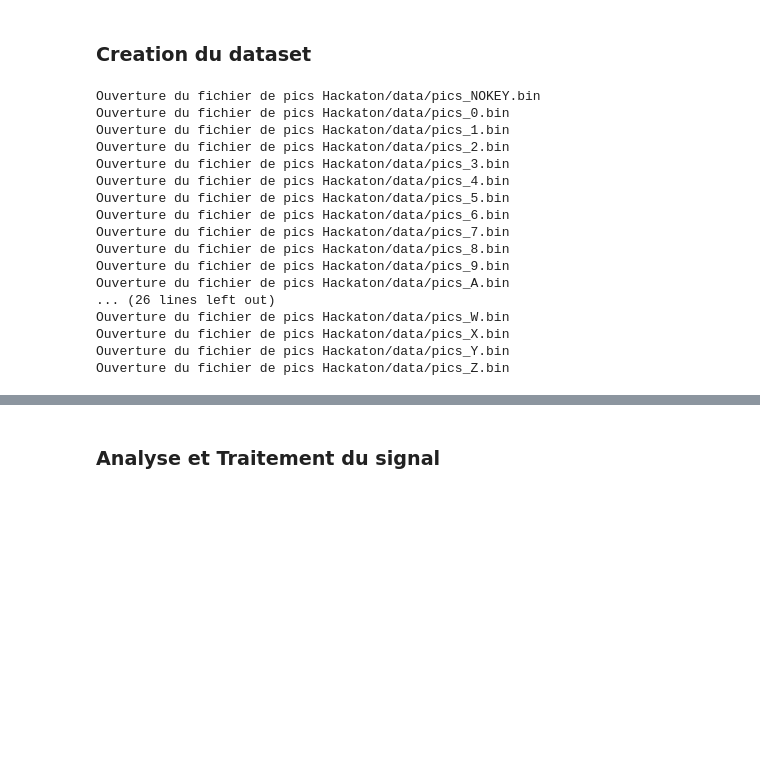
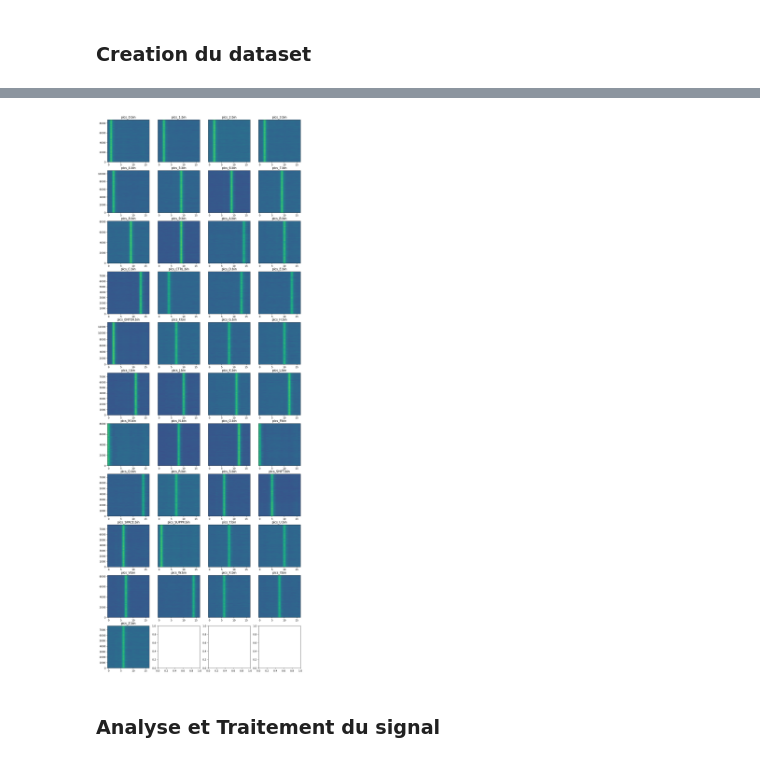
Before and after one commit to Craizox/hackathon, a Jupyter notebook: Hackathon.ipynb, the cells around one changed output, grey strips where cells are left out. Cells and saved outputs as stored; diff of their text form; code cells hidden in the pictures; blank space fills up the shorter version.

```diff
--- a/Hackathon.ipynb
+++ b/Hackathon.ipynb
@@ -55,50 +54,44 @@ pics_dic = {'pics_0.bin': 1, 'pics_1.bin': 2, 'pics_2.bin': 2, 'pics_3.bin': 2,
 
 
 pics_name = os.listdir('Hackaton/data/')
 pics_name.remove('pics_LOGINMDP.bin')
 pics_name.remove('pics_NOKEY.bin')
 data = dict()
 index_dic = dict()
 for i in range(17):
     data[str(i)] = []
 data["name"] = []
 
+fig, axs = plt.subplots(len(pics_name) // 4 + 1, 4, figsize=(14, (len(pics_name) // 4) * 4))
+c = 0
 for n, pic_name in enumerate(pics_name):
     pics_key, info = get_pics_from_file(f'Hackaton/data/{pic_name}')
     signal = np.array(pics_key) - noise
     mean_dic[pic_name] = signal.mean(axis=0)
     index_dic[pic_name] = n
+    axs[n // 4, c].imshow(signal, aspect="auto")
+    axs[n // 4, c].set_title(pic_name)
+    axs[n // 4, c].set_ylim((0, signal.shape[0]))
+    if c != 0:
+        axs[n // 4, c].get_yaxis().set_visible(False)
+    c += 1
+    if c == 4:
+        c = 0
     for pics in signal:
         for i, pic in enumerate(pics):
             data[str(i)].append(pic)
         data["name"].append(pic_name)
 
 df = pd.DataFrame(data)
 df.head(5)
 # %% [output]
-Ouverture du fichier de pics Hackaton/data/pics_NOKEY.bin
-Ouverture du fichier de pics Hackaton/data/pics_0.bin
-Ouverture du fichier de pics Hackaton/data/pics_1.bin
-Ouverture du fichier de pics Hackaton/data/pics_2.bin
-Ouverture du fichier de pics Hackaton/data/pics_3.bin
-Ouverture du fichier de pics Hackaton/data/pics_4.bin
-Ouverture du fichier de pics Hackaton/data/pics_5.bin
-Ouverture du fichier de pics Hackaton/data/pics_6.bin
-Ouverture du fichier de pics Hackaton/data/pics_7.bin
-Ouverture du fichier de pics Hackaton/data/pics_8.bin
-Ouverture du fichier de pics Hackaton/data/pics_9.bin
-Ouverture du fichier de pics Hackaton/data/pics_A.bin
-... (26 lines left out)
-Ouverture du fichier de pics Hackaton/data/pics_W.bin
-Ouverture du fichier de pics Hackaton/data/pics_X.bin
-Ouverture du fichier de pics Hackaton/data/pics_Y.bin
-Ouverture du fichier de pics Hackaton/data/pics_Z.bin
 |  | 0 | 1 | 2 | 3 | 4 | 5 | 6 | 7 | 8 | 9 | 10 | ... |
 | 0 | 0.359190 | 0.907443 | -0.052487 | 0.206643 | 0.121165 | 0.211891 | 0.002440 | -0.150697 | 0.152251 | -0.049840 | -0.087592 | ... |
 | 1 | 0.145567 | 0.708468 | -0.145260 | 0.327493 | -0.100392 | 0.118507 | 0.064696 | 0.247252 | 0.055815 | -0.241490 | 0.085748 | ... |
 | 2 | 0.157164 | 0.851291 | -0.057370 | 0.298806 | 0.060130 | -0.076195 | 0.090941 | -0.205629 | 0.154082 | 0.066127 | -0.101019 | ... |
 | 3 | -0.035097 | 0.438693 | 1.176151 | -0.358542 | 0.494700 | 0.070289 | -0.055544 | 0.253356 | 0.398833 | 0.343837 | -0.300604 | ... |
 | 4 | -0.180361 | 0.480807 | 1.078495 | -0.437888 | 0.445262 | 0.230201 | -0.039675 | 0.050109 | 0.183989 | 0.432949 | -0.331732 | ... |
+[figure, added]
 # %% [markdown]
 ### Analyse et Traitement du signal
 # %%
```
Also changed, not shown: parts of 10 cells of this notebook, 1 other file.
